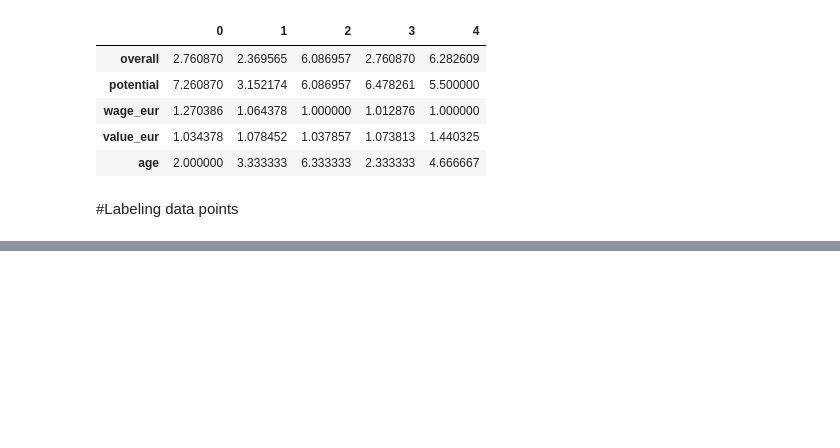
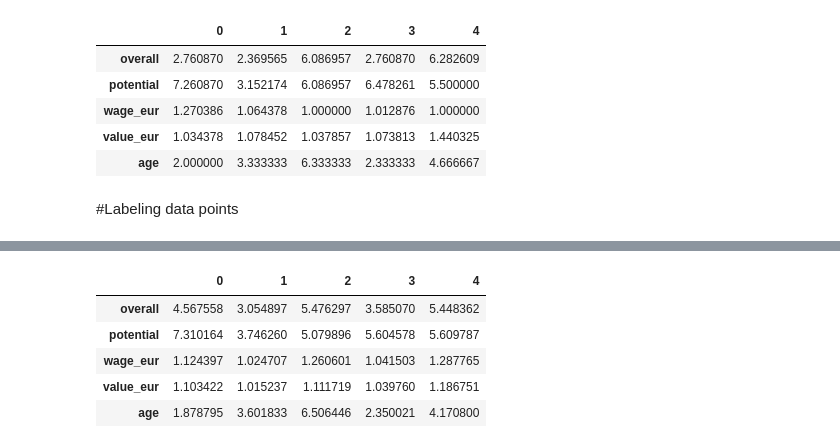
Before and after one commit to eddev00/Clustering-FIFA22-players, a Jupyter notebook: Clustering_FIFA22_players_Data.ipynb, the cells around one changed output, grey strips where cells are left out. Saved outputs shown, nothing was run; the diff lists cells and outputs as text; code cells hidden in the pictures; blank space fills up the shorter version.

Commit message:
Labeling data points

```diff
--- a/Clustering_FIFA22_players_Data.ipynb
+++ b/Clustering_FIFA22_players_Data.ipynb
@@ -73,0 +76,6 @@ centroids
+# %%
+def get_labels(data, centroids):
+   distances = centroids.apply(lambda x: np.sqrt(((data - x) **2).sum(axis=1)))
+   return distances.idxmin(axis=1)
+# %%
+labels = get_labels(data, centroids)
@@ -73,0 +97,13 @@ centroids
+# %%
+def new_centroids(data, labels, k):
+    return data.groupby(labels).apply(lambda x: np.exp(np.log(x).mean())).T
+# %%
+next_centroids = new_centroids(data, labels, 5)
+next_centroids
+# %% [output]
+|  | 0 | 1 | 2 | 3 | 4 |
+| overall | 4.567558 | 3.054897 | 5.476297 | 3.585070 | 5.448362 |
+| potential | 7.310164 | 3.746260 | 5.079896 | 5.604578 | 5.609787 |
+| wage_eur | 1.124397 | 1.024707 | 1.260601 | 1.041503 | 1.287765 |
+| value_eur | 1.103422 | 1.015237 | 1.111719 | 1.039760 | 1.186751 |
+| age | 1.878795 | 3.601833 | 6.506446 | 2.350021 | 4.170800 |
```
Also changed, not shown: parts of 3 cells of this notebook.
